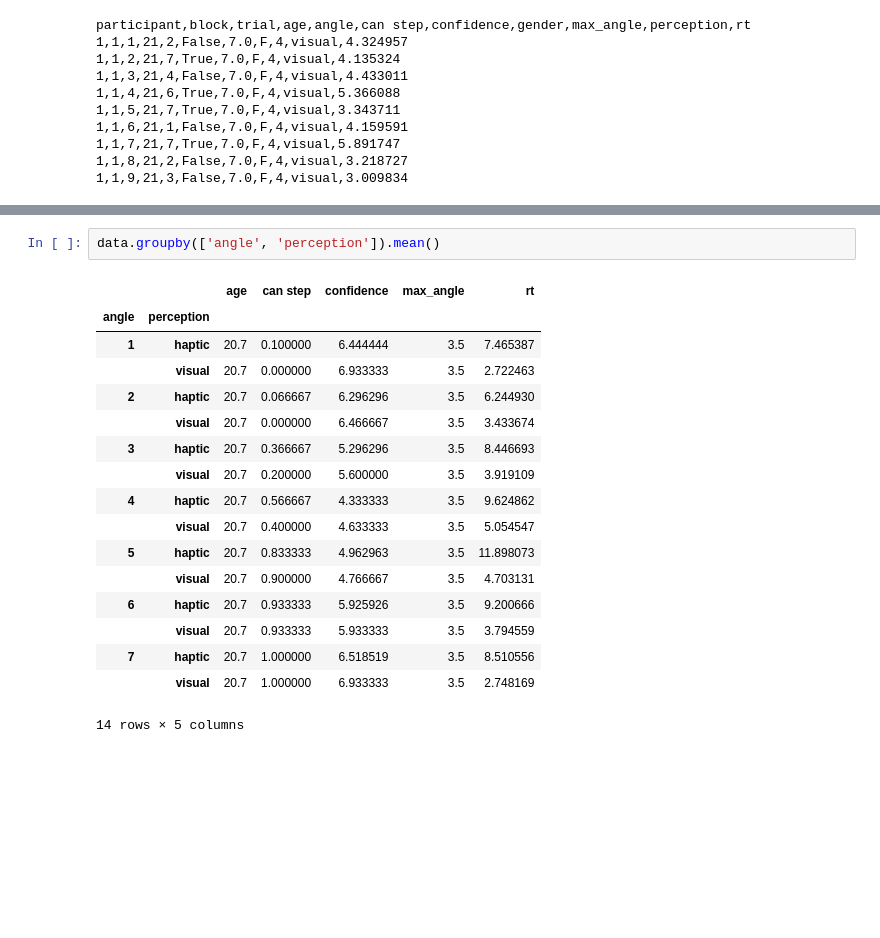
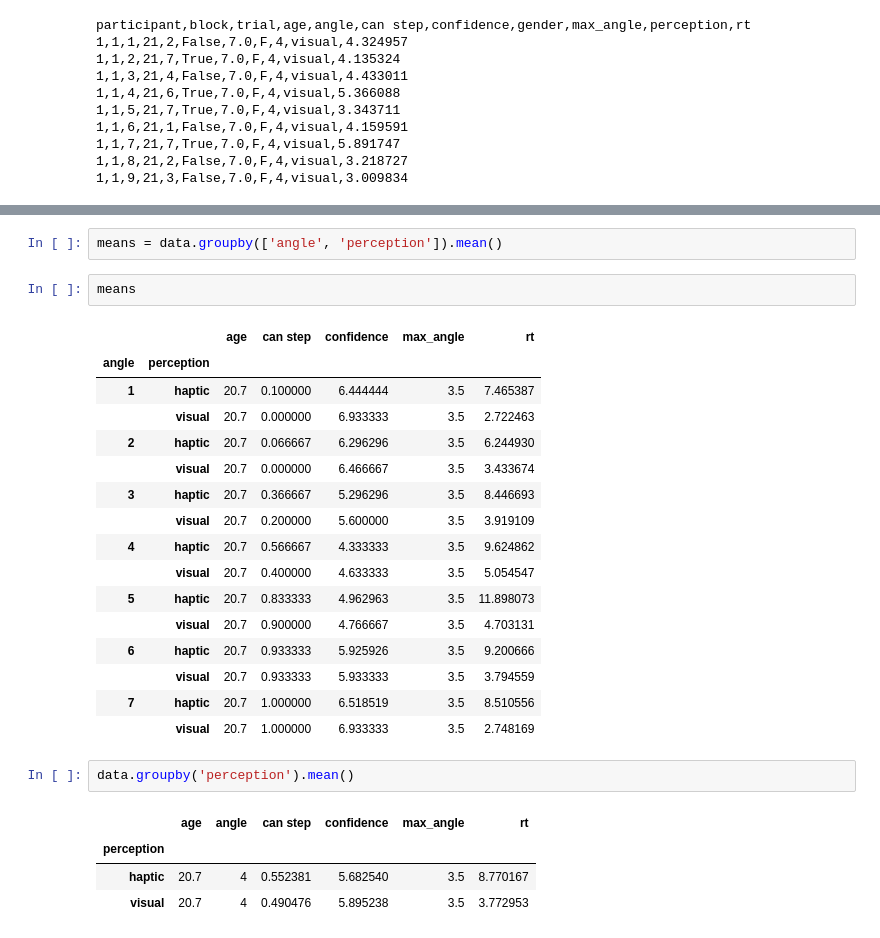
Before and after one commit to hsharrison/open-source-science-workshop, a Jupyter notebook: sessions/2014-07-02/3-stats.ipynb, the cells around one changed output, grey strips where cells are left out. Drawn from its saved outputs; the diff is of its cells as text; blank space fills up the shorter version.

```diff
--- a/sessions/2014-07-02/3-stats.ipynb
+++ b/sessions/2014-07-02/3-stats.ipynb
@@ -56,20 +65,28 @@ data
+# %%
+means = data.groupby(['angle', 'perception']).mean()
+# %%
+means
+# %% [output]
+|  |  | age | can step | confidence | max_angle | rt |
+| angle | perception |  |  |  |  |  |
+| 1 | haptic | 20.7 | 0.100000 | 6.444444 | 3.5 | 7.465387 |
+|  | visual | 20.7 | 0.000000 | 6.933333 | 3.5 | 2.722463 |
+| 2 | haptic | 20.7 | 0.066667 | 6.296296 | 3.5 | 6.244930 |
+|  | visual | 20.7 | 0.000000 | 6.466667 | 3.5 | 3.433674 |
+| 3 | haptic | 20.7 | 0.366667 | 5.296296 | 3.5 | 8.446693 |
+|  | visual | 20.7 | 0.200000 | 5.600000 | 3.5 | 3.919109 |
+| 4 | haptic | 20.7 | 0.566667 | 4.333333 | 3.5 | 9.624862 |
+|  | visual | 20.7 | 0.400000 | 4.633333 | 3.5 | 5.054547 |
+| 5 | haptic | 20.7 | 0.833333 | 4.962963 | 3.5 | 11.898073 |
+|  | visual | 20.7 | 0.900000 | 4.766667 | 3.5 | 4.703131 |
+| 6 | haptic | 20.7 | 0.933333 | 5.925926 | 3.5 | 9.200666 |
+|  | visual | 20.7 | 0.933333 | 5.933333 | 3.5 | 3.794559 |
+| 7 | haptic | 20.7 | 1.000000 | 6.518519 | 3.5 | 8.510556 |
+|  | visual | 20.7 | 1.000000 | 6.933333 | 3.5 | 2.748169 |
 # %%
-data.groupby(['angle', 'perception']).mean()
+data.groupby('perception').mean()
 # %% [output]
-|  |  | age | can step | confidence | max_angle | rt |
-| angle | perception |  |  |  |  |  |
-| 1 | haptic | 20.7 | 0.100000 | 6.444444 | 3.5 | 7.465387 |
-|  | visual | 20.7 | 0.000000 | 6.933333 | 3.5 | 2.722463 |
-| 2 | haptic | 20.7 | 0.066667 | 6.296296 | 3.5 | 6.244930 |
-|  | visual | 20.7 | 0.000000 | 6.466667 | 3.5 | 3.433674 |
-| 3 | haptic | 20.7 | 0.366667 | 5.296296 | 3.5 | 8.446693 |
-|  | visual | 20.7 | 0.200000 | 5.600000 | 3.5 | 3.919109 |
-| 4 | haptic | 20.7 | 0.566667 | 4.333333 | 3.5 | 9.624862 |
-|  | visual | 20.7 | 0.400000 | 4.633333 | 3.5 | 5.054547 |
-| 5 | haptic | 20.7 | 0.833333 | 4.962963 | 3.5 | 11.898073 |
-|  | visual | 20.7 | 0.900000 | 4.766667 | 3.5 | 4.703131 |
-| 6 | haptic | 20.7 | 0.933333 | 5.925926 | 3.5 | 9.200666 |
-|  | visual | 20.7 | 0.933333 | 5.933333 | 3.5 | 3.794559 |
-| 7 | haptic | 20.7 | 1.000000 | 6.518519 | 3.5 | 8.510556 |
-|  | visual | 20.7 | 1.000000 | 6.933333 | 3.5 | 2.748169 |
+|  | age | angle | can step | confidence | max_angle | rt |
+| perception |  |  |  |  |  |  |
+| haptic | 20.7 | 4 | 0.552381 | 5.682540 | 3.5 | 8.770167 |
+| visual | 20.7 | 4 | 0.490476 | 5.895238 | 3.5 | 3.772953 |
-14 rows × 5 columns
```
Also changed, not shown: parts of 28 cells of this notebook, 1 other file.
